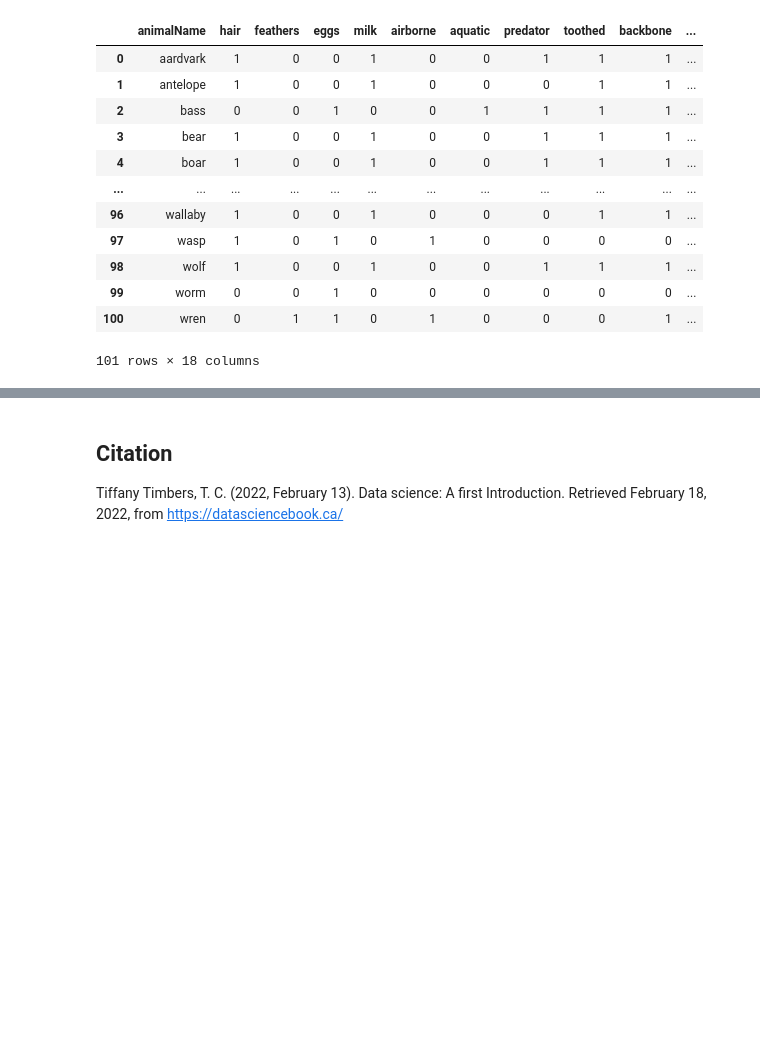
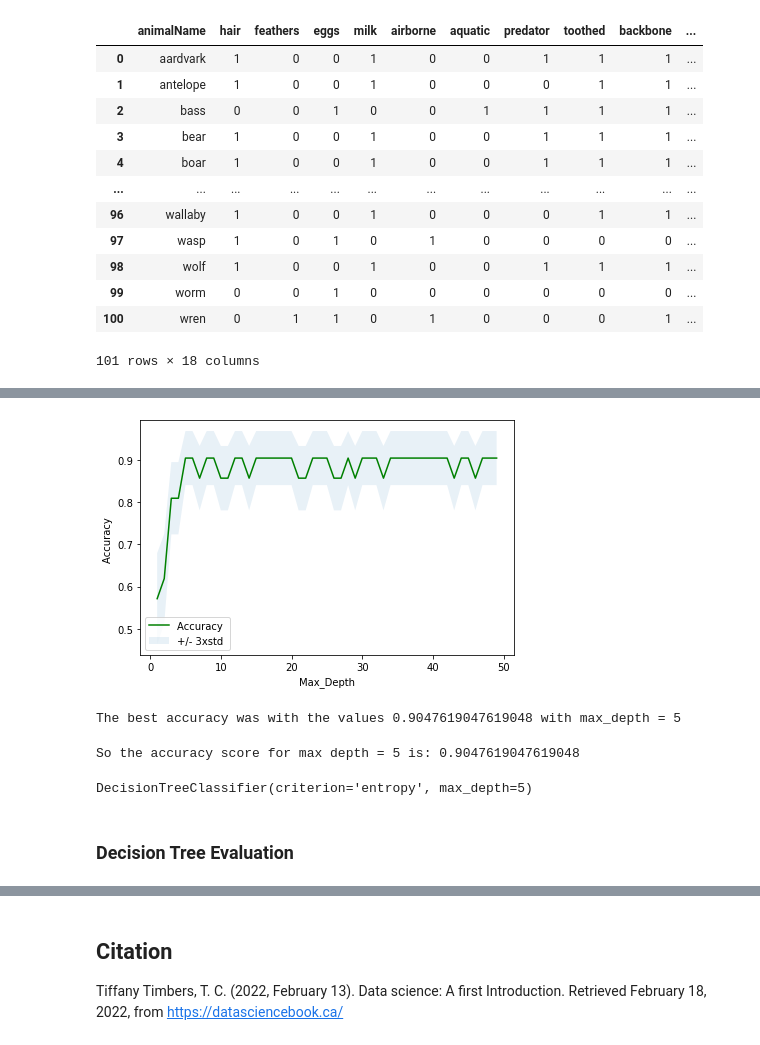
Before and after one commit to DSCI-310/DSCI-310-Group-7, a Jupyter notebook: zoo_analysis.ipynb, the cells around one changed output, grey strips where cells are left out. Cells and saved outputs as stored; diff of their text form; code cells hidden in the pictures; blank space fills up the shorter version.

```diff
--- a/zoo_analysis.ipynb
+++ b/zoo_analysis.ipynb
@@ -59,0 +168,6 @@ zoo_data.to_csv(r'./data/zoo.csv')
+# %%
+#so one last predict with K = 1, as K = 1 gives best
+neigh = KNeighborsClassifier(n_neighbors = 1).fit(X_train,y_train)
+yhat=neigh.predict(X_test)
+accuracyScore = metrics.accuracy_score(y_test, yhat)
+print("So the accuracy score for K = 1 is: " + str(accuracyScore))
@@ -59,0 +201,17 @@ zoo_data.to_csv(r'./data/zoo.csv')
+# %%
+Ks = 50
+mean_acc = np.zeros((Ks-1))
+std_acc = np.zeros((Ks-1))
+ConfustionMx = [];
+for n in range(1,Ks):
+
+    #Train Model and Predict
+    decTree = DecisionTreeClassifier(criterion="entropy", max_depth = n)
+    decTree.fit(X_train,y_train)
+    yhat=decTree.predict(X_test)
+    mean_acc[n-1] = metrics.accuracy_score(y_test, yhat)
+
+
+    std_acc[n-1]=np.std(yhat==y_test)/np.sqrt(yhat.shape[0])
+
+mean_acc
@@ -59,0 +229,33 @@ zoo_data.to_csv(r'./data/zoo.csv')
+# %%
+plt.plot(range(1,Ks),mean_acc,'g')
+plt.fill_between(range(1,Ks),mean_acc - 1 * std_acc,mean_acc + 1 * std_acc, alpha=0.10)
+plt.legend(('Accuracy ', '+/- 3xstd'))
+plt.ylabel('Accuracy ')
+plt.xlabel('Max_Depth')
+plt.tight_layout()
+plt.show()
+# %% [output]
+[figure, added]
+# %%
+print( "The best accuracy was with the values", mean_acc.max(), "with max_depth =", mean_acc.argmax()+1)
+# %% [output]
+The best accuracy was with the values 0.9047619047619048 with max_depth = 5
+# %%
+#so one last predict with max depth = 5, as it gives best
+decT = DecisionTreeClassifier(criterion="entropy", max_depth = 5)
+decT.fit(X_train,y_train)
+yhat=decT.predict(X_test)
+accuracyScore = metrics.accuracy_score(y_test, yhat)
+print("So the accuracy score for max depth = 5 is: " + str(accuracyScore))
+# %% [output]
+So the accuracy score for max depth = 5 is: 0.9047619047619048
+# %%
+#As Best is max depth = 5
+#using max depth = 5 for the final decision tree
+#Final decisison tree is here used the splited test part to train again for better training, and better prediction
+Final_dec_Tree = DecisionTreeClassifier(criterion="entropy", max_depth = 5)
+Final_dec_Tree.fit(X,y)
+# %% [output]
+DecisionTreeClassifier(criterion='entropy', max_depth=5)
+# %% [markdown]
+### Decision Tree Evaluation
```
Also changed, not shown: parts of 28 cells of this notebook.
